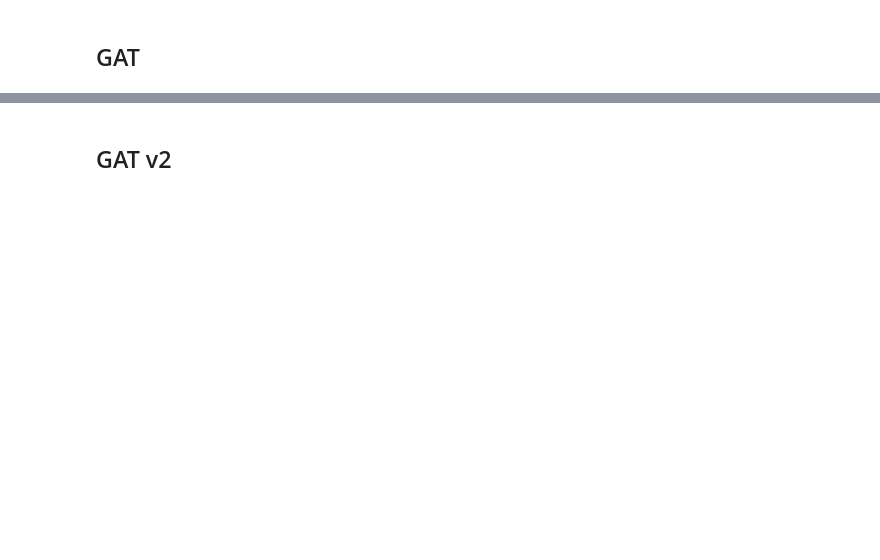
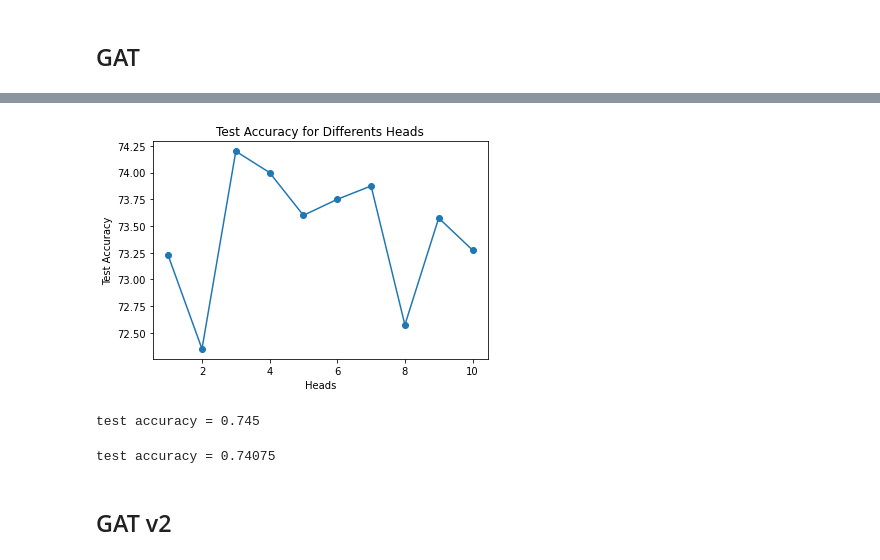
Before and after one commit to AUT-Student/CN-Project, a Jupyter notebook: CN_Project_Q1.ipynb, the cells around one changed output, grey strips where cells are left out. Cells and saved outputs as stored; diff of their text form; code cells hidden in the pictures; blank space fills up the shorter version.

```diff
--- a/CN_Project_Q1.ipynb
+++ b/CN_Project_Q1.ipynb
@@ -262,3 +216 @@ class GAT(torch.nn.Module):
         return x
-# %%
-model = GAT(334, 32, 4, 6)
@@ -595,3 +544 @@ class GATDynamicWeights(torch.nn.Module):
         return x
-# %%
-model = GATDynamicWeights(500, 3, 10)
@@ -993,4 +880,2 @@ class GATv2Editted(torch.nn.Module):
         x = self.conv2(x, edge_index)
         return x
-# %%
-model = GATv2Editted(500, 32, 3, 6, torch.minimum)
@@ -1042,2 +960,15 @@ Test  Accuracy = 0.754
 # %% [markdown]
 ## GAT
+# %%
+NUMBER_RUNS = 4
+test_accs = []
+for heads in range(1, 11):
+  print(f"heads = {heads}", end="")
+  test_acc_sum = 0
+  for _ in range(NUMBER_RUNS):
+    model = GAT(500, [64, 16], 3, heads)
+    train(model)
+    test_acc_sum += test(model)
+  test_acc = test_acc_sum / NUMBER_RUNS
+  print(f"test accuracy = {test_acc}")
+  test_accs.append(test_acc)
@@ -1044,2 +986,32 @@ Test  Accuracy = 0.754
+# %%
+plt.scatter(range(1, 11), [t*100 for t in test_accs])
+plt.plot(range(1, 11), [t*100 for t in test_accs])
+
+plt.title("Test Accuracy for Differents Heads")
+plt.xlabel("Heads")
+plt.ylabel("Test Accuracy")
+plt.show()
+# %% [output]
+[figure, added]
+# %%
+test_acc_sum = 0
+for _ in range(NUMBER_RUNS):
+  model = GATDynamicWeights(500, 32, 3, heads=3)
+  train(model)
+  test_acc_sum += test(model)
+test_acc = test_acc_sum / NUMBER_RUNS
+print(f"test accuracy = {test_acc}")
+# %% [output]
+test accuracy = 0.745
+# %%
+test_acc_sum = 0
+for _ in range(NUMBER_RUNS):
+  model = GAT(500, [64, 16], 3, heads=3)
+  train(model)
+  test_acc_sum += test(model)
+test_acc = test_acc_sum / NUMBER_RUNS
+print(f"test accuracy = {test_acc}")
+# %% [output]
+test accuracy = 0.74075
 # %% [markdown]
 ## GAT v2
```
Also changed, not shown: parts of 70 cells of this notebook.
